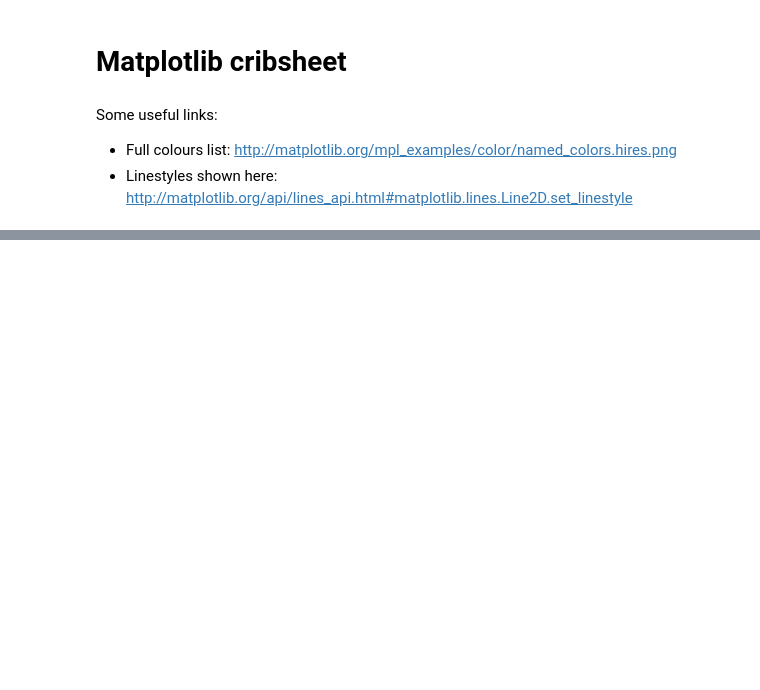
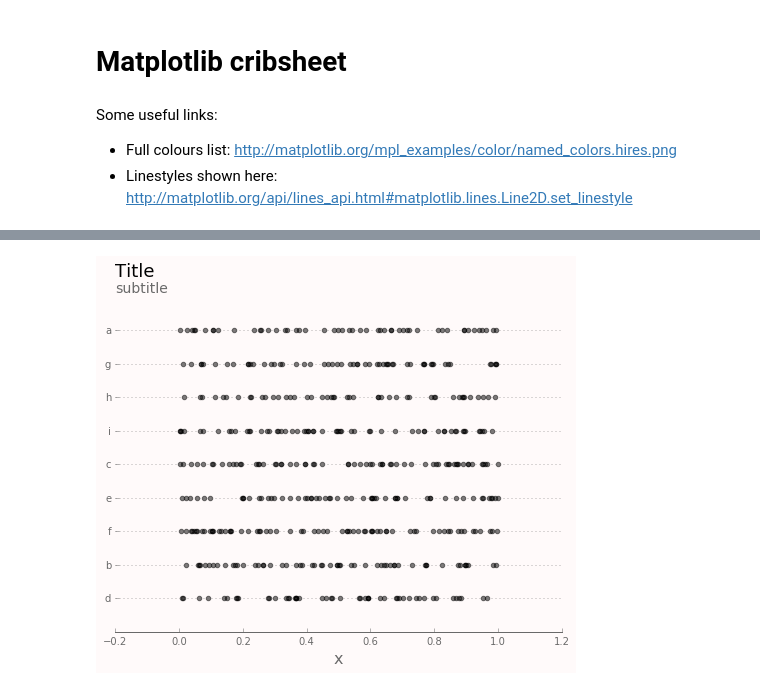
Before and after one commit to Torvaney/matplotcrib, a Jupyter notebook: matplotcrib.ipynb, the cells around one changed output, grey strips where cells are left out. Saved outputs shown, nothing was run; the diff lists cells and outputs as text; code cells hidden in the pictures; blank space fills up the shorter version.

Commit message:
Added categorical scatter

```diff
--- a/matplotcrib.ipynb
+++ b/matplotcrib.ipynb
@@ -65,3 +65,56 @@ fig.set_facecolor('snow')
+# %%
+# Categorical scatter plot
+
+# Set categorical x and y
+y_cat = coords.z
+y_lookup = dict(zip(y_cat.unique(), np.arange(1, len(y_cat.unique())+1)))
+y_num = [y_lookup[i] for i in y_cat]
+
+x_cat = coords.x
+
+# Plot
+
+fig, ax = plt.subplots(figsize=(8, 6))
+
+ax.scatter(x_cat, y_num, alpha=0.5, color='black', s=20)
+
+# Add title
+fig.suptitle('Title', ha='left', x=0.125, fontsize=18, color='k')
+# ... and subtitle
+ax.set_title('subtitle', loc='left', fontsize=14, color='dimgray')
+
+# Add axis labels
+ax.set_xlabel('x', fontsize=16, color='dimgray')
+
+ax.set_yticks(list(y_lookup.values()))
+ax.set_yticklabels(list(y_lookup.keys()))
+
+# Change axes colour
+ax.spines["bottom"].set_color('dimgray')
+ax.spines["left"].set_color('dimgray')
+ax.tick_params(colors='dimgray')
+
+# Remove top and bottom spines
+ax.spines["top"].set_visible(False)
+ax.spines["right"].set_visible(False)
+ax.spines["left"].set_visible(False)
+
+# Remove extra ticks
+ax.get_xaxis().tick_bottom()
+plt.tick_params(
+    axis='y',          # changes apply to the x-axis
+    which='both',      # both major and minor ticks are affected
+    left='on',         # ticks along the bottom edge are off
+    right='off'        # ticks along the top edge are off
+)
+
+ax.yaxis.grid(True, which='major', color='dimgray', linestyle='dotted')
+
+# Set background colour
+ax.set_axis_bgcolor('snow')
+fig.set_facecolor('snow')
+# %% [output]
+[figure, added]
 # %%
 # Detailed scatter plot
 fig, ax = plt.subplots(figsize=(10, 5))
```
Also changed, not shown: parts of 6 cells of this notebook, 1 other file.
